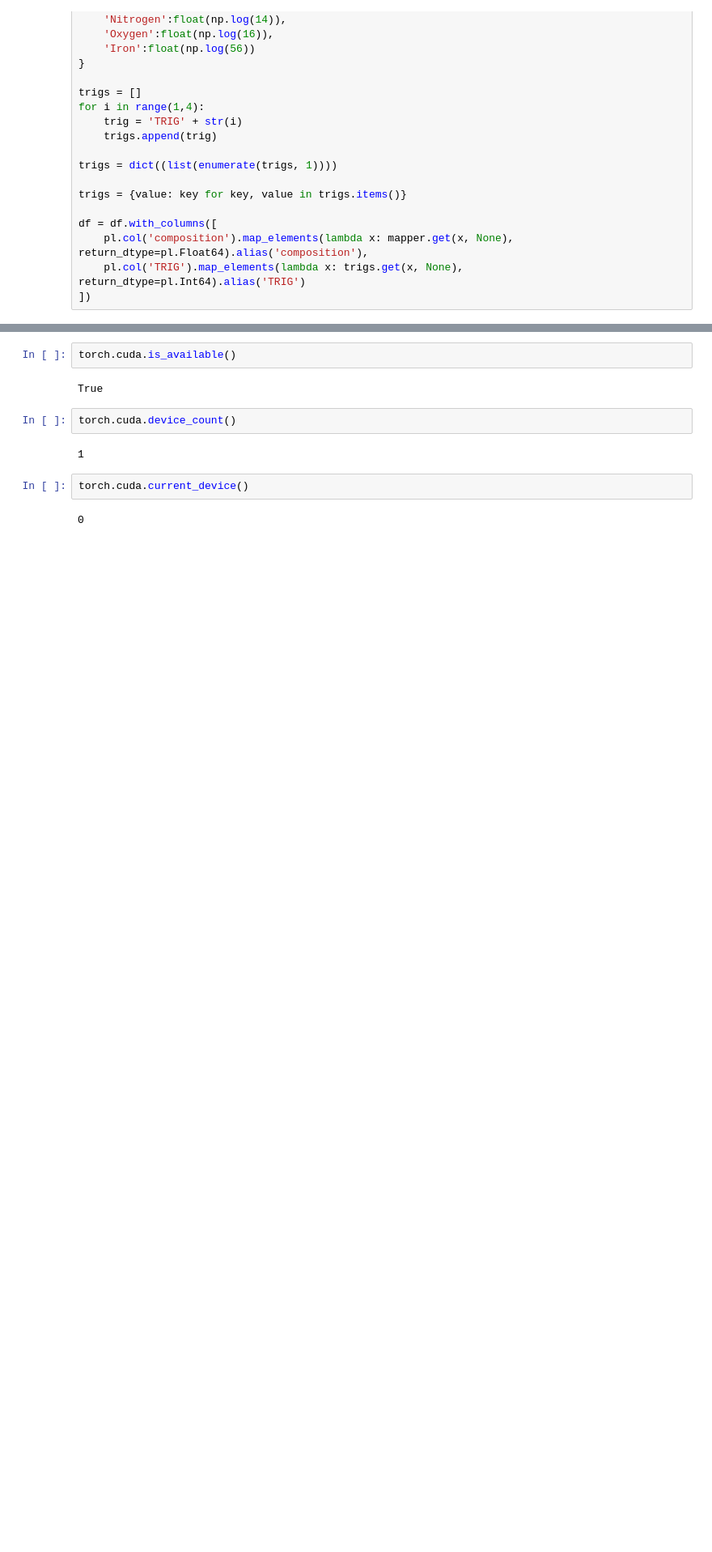
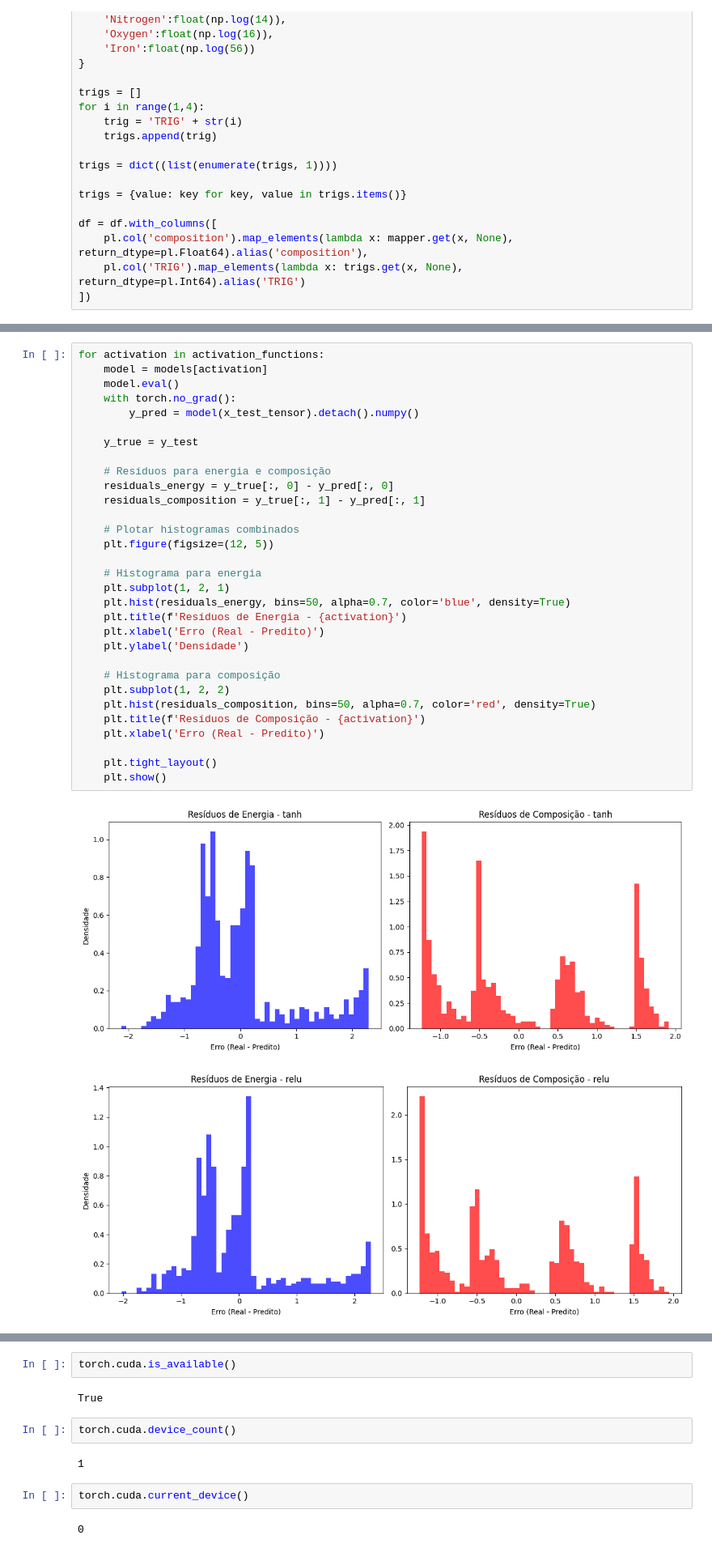
Before and after one commit to lucas-orfei/mestrado, a Jupyter notebook: NN_regression_3det.ipynb, the cells around one changed output, grey strips where cells are left out. Shown at 81% size. Cells and saved outputs as stored; diff of their text form; blank space fills up the shorter version.

```diff
--- a/NN_regression_3det.ipynb
+++ b/NN_regression_3det.ipynb
@@ -273,0 +331,34 @@ Epoch [1000/1000], Loss: 1.5418, Test Loss: 1.1300
+# %%
+for activation in activation_functions:
+    model = models[activation]
+    model.eval()
+    with torch.no_grad():
+        y_pred = model(x_test_tensor).detach().numpy()
+
+    y_true = y_test
+
+    # Resíduos para energia e composição
+    residuals_energy = y_true[:, 0] - y_pred[:, 0]
+    residuals_composition = y_true[:, 1] - y_pred[:, 1]
+
+    # Plotar histogramas combinados
+    plt.figure(figsize=(12, 5))
+
+    # Histograma para energia
+    plt.subplot(1, 2, 1)
+    plt.hist(residuals_energy, bins=50, alpha=0.7, color='blue', density=True)
+    plt.title(f'Resíduos de Energia - {activation}')
+    plt.xlabel('Erro (Real - Predito)')
+    plt.ylabel('Densidade')
+
+    # Histograma para composição
+    plt.subplot(1, 2, 2)
+    plt.hist(residuals_composition, bins=50, alpha=0.7, color='red', density=True)
+    plt.title(f'Resíduos de Composição - {activation}')
+    plt.xlabel('Erro (Real - Predito)')
+
+    plt.tight_layout()
+    plt.show()
+# %% [output]
+[figure, added]
+[figure, added]
```
Also changed, not shown: parts of 21 cells of this notebook, 1 other file.
